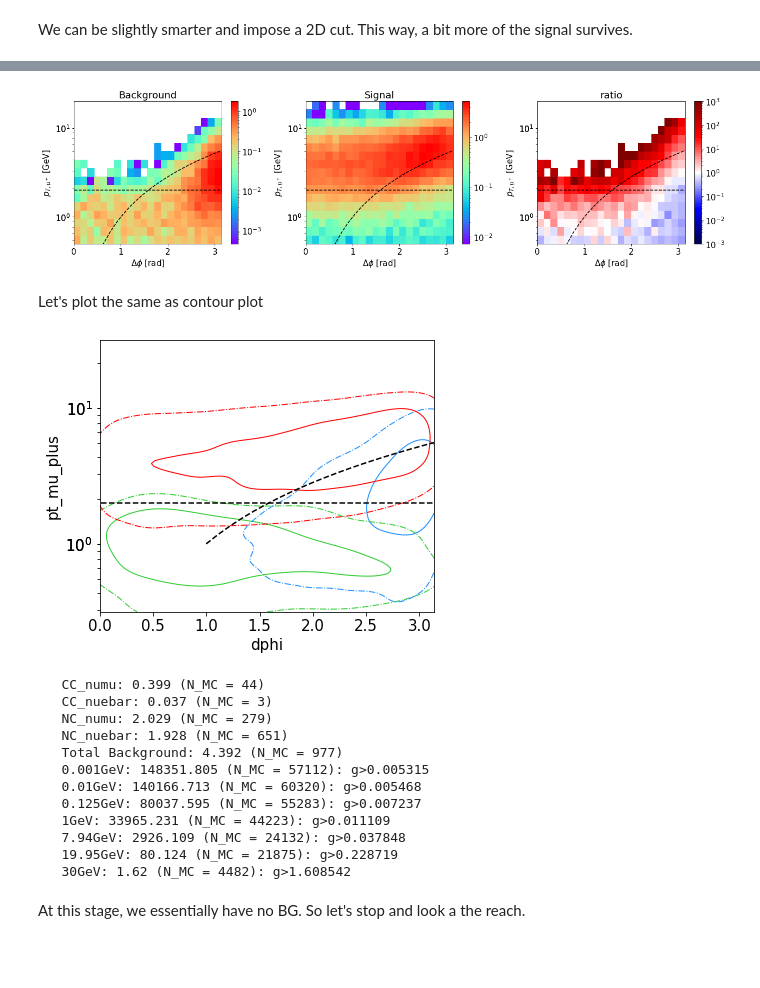
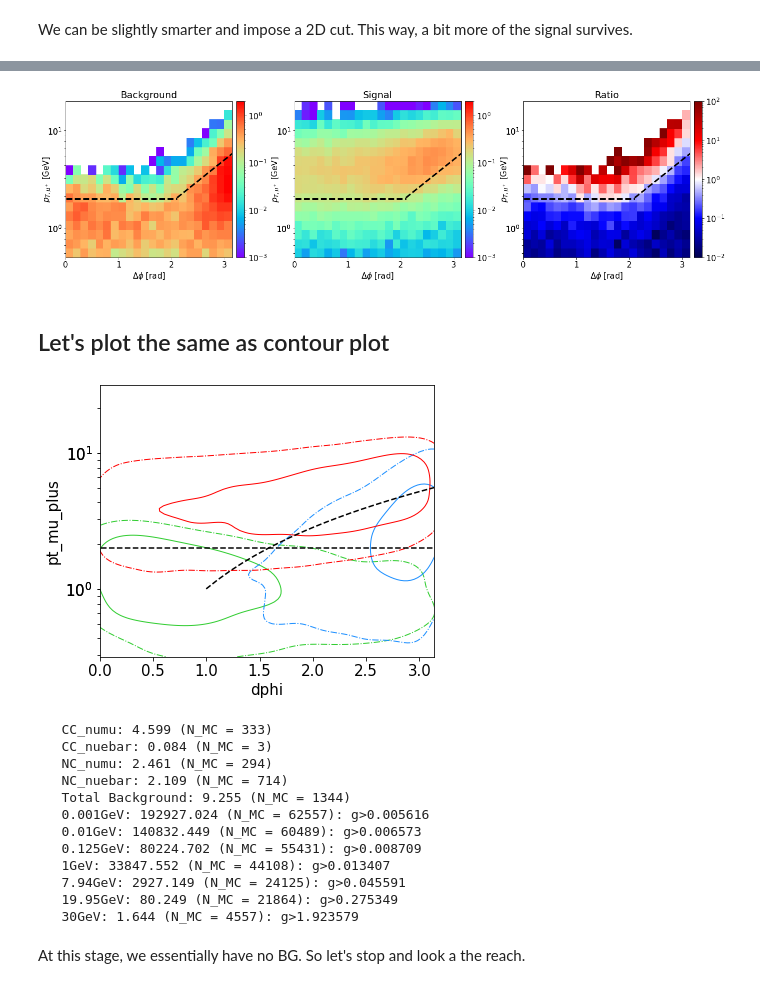
Before and after one commit to JyotismitaAdhikary/Mu_col_nu_portal, a Jupyter notebook: analysis-4-cuts-based-analysis.ipynb, the cells around one changed output, grey strips where cells are left out. Drawn from its saved outputs; the diff is of its cells as text; code cells hidden in the pictures; blank space fills up the shorter version.

```diff
--- a/analysis-4-cuts-based-analysis.ipynb
+++ b/analysis-4-cuts-based-analysis.ipynb
@@ -355,6 +360,8 @@ def plot_2d(
         labely=None,
         coupling0=1,
         coupling1=1,
+        zlims=[None,None],
+        ylabelpad=None,
     ):
 
     #labels
@@ -390,18 +397,18 @@ def plot_2d(
     #hist2d
     h0=ax.hist2d(x=xvals,y=yvals,weights=wvals,
             bins=[xnum,ynum],range=[[xmin,xmax],[ymin,ymax]],
-            norm=matplotlib.colors.LogNorm(vmin=None, vmax=None), cmap="rainbow",
+            norm=matplotlib.colors.LogNorm(vmin=zlims[0], vmax=zlims[1]), cmap="rainbow",
     )
-    fig.colorbar(h0[3], ax=ax)
+    fig.colorbar(h0[3], ax=ax, pad=0.02)
     # add line
     for line in lines:
         xline = np.log10(line[0]) if logx else line[0]
         yline = np.log10(line[1]) if logy else line[0]
-        ax.plot(xline,yline,c='k',ls='dashed')
+        ax.plot(xline,yline,c='k',ls='dashed',lw=3)
     #finish
     ax.set_title(label0)
     ax.set_xlabel(labelx)
-    ax.set_ylabel(labely)
+    ax.set_ylabel(labely,labelpad=ylabelpad)
     if logx: ax.set_xticks(ticks)
     if logx: ax.set_xticklabels(ticklabels)
     if logy: ax.set_yticks(ticks)
@@ -418,18 +425,18 @@ def plot_2d(
     #hist2d
     h1=ax.hist2d(x=xvals,y=yvals,weights=wvals,
             bins=[xnum,ynum],range=[[xmin,xmax],[ymin,ymax]],
-            norm=matplotlib.colors.LogNorm(vmin=None, vmax=None), cmap="rainbow",
+            norm=matplotlib.colors.LogNorm(vmin=zlims[0], vmax=zlims[1]), cmap="rainbow",
     )
-    fig.colorbar(h1[3], ax=ax)
+    fig.colorbar(h1[3], ax=ax, pad=0.02)
     # add line
     for line in lines:
         xline = np.log10(line[0]) if logx else line[0]
         yline = np.log10(line[1]) if logy else line[0]
-        ax.plot(xline,yline,c='k',ls='dashed')
+        ax.plot(xline,yline,c='k',ls='dashed',lw=3)
     #finish
     ax.set_title(label1)
     ax.set_xlabel(labelx)
-    ax.set_ylabel(labely)
+    ax.set_ylabel(labely,labelpad=ylabelpad)
     if logx: ax.set_xticks(ticks)
     if logx: ax.set_xticklabels(ticklabels)
     if logy: ax.set_yticks(ticks)
@@ -449,18 +456,18 @@ def plot_2d(
     # hist
     h=ax.hist2d(x=list_t,y=list_p,weights=list_r,
             bins=[xnum,ynum],range=[[xmin,xmax],[ymin,ymax]],
-            norm=matplotlib.colors.LogNorm(vmin=1e-3, vmax=1e3), cmap="seismic",
+            norm=matplotlib.colors.LogNorm(vmin=1e-2, vmax=1e2), cmap="seismic",
     )
-    fig.colorbar(h[3], ax=ax)
+    fig.colorbar(h[3], ax=ax, pad=0.02)
     # add line
     for line in lines:
         xline = np.log10(line[0]) if logx else line[0]
         yline = np.log10(line[1]) if logy else line[0]
-        ax.plot(xline,yline,c='k',ls='dashed')
+        ax.plot(xline,yline,c='k',ls='dashed',lw=3)
     #finish
-    ax.set_title('ratio')
+    ax.set_title('Ratio')
     ax.set_xlabel(labelx)
-    ax.set_ylabel(labely)
+    ax.set_ylabel(labely,labelpad=ylabelpad)
     if logx: ax.set_xticks(ticks)
     if logx: ax.set_xticklabels(ticklabels)
     if logy: ax.set_yticks(ticks)
@@ -468,6 +475,7 @@ def plot_2d(
     ax.set_xlim(xmin, xmax)
     ax.set_ylim(ymin, ymax)
 
-    plt.tight_layout()
+    plt.subplots_adjust(left=0.037, right=0.995, bottom=0.12, top=0.94,wspace=0.14)
+    fig.savefig('figures/2D_'+varx+'_'+vary+'.pdf')
     plt.show()
 # %%
@@ -691,7 +773,7 @@ rates = get_rates(data_baseline)
 
 We require the absence of any $\mu^-$ with energy above 10 GeV. Here we assume that we can reliably identify muons with momentum of 10 GeV.
 # %%
-data_baseline = data_baseline[data_baseline['e_mu_minus']<10].copy()
+data_baseline = data_baseline[data_baseline['e_mu_minus']<30].copy()
 rates = get_rates(data_baseline)
-results['baseline'] = {'color':'darkred', 'label':r'veto $\mu^-$', 'numbers':rates, 'ls':'solid'}
+results['baseline'] = {'color':'darkred', 'label':r'veto $\mu^-$', 'numbers':rates, 'ls':'dotted'}
 # %% [output]
@@ -815,25 +947,29 @@ We can be slightly smarter and impose a 2D cut. This way, a bit more of the sign
 # %%
 varx = 'dphi'
 vary = 'pt_mu_plus'
 
 data['pt_mis'] = abs(data['pt_mis'] )
 plot_2d(
     data0 = data[data['set'].isin(['CC_numu', 'CC_nuebar', 'NC_numu', 'NC_nuebar'])],
     data1 = data[data['set'].isin(['1GeV'])],
     varx = varx,
     vary = vary,
     logx=False,
     binsx = [0, np.pi, 21],
     binsy = [np.log10(0.5), np.log10(20), 16],
-    lines = [ [[1e-2,1e2],[2,2]], [np.linspace(0.5,np.pi,20), [ x**1.5 for x in np.linspace(0.5,np.pi,20)]]]  ,
-    coupling1=0.1,
+    #lines = [ [[1e-2,1e2],[2,2]], [np.linspace(0.5,np.pi,20), [ x**1.5 for x in np.linspace(0.5,np.pi,20)]]]  ,
+    #lines = [ [[1e-2,1e2],[2,2]], [np.linspace(1.9,np.pi,20), [ x*4-7 for x in np.linspace(1.9,np.pi,20)]]]  ,
+    lines = [ [[1e-2,2.1],[2,2]], [np.linspace(2.1,np.pi,20), [ 0.25*np.exp(x) for x in np.linspace(2.1,np.pi,20)]]]  ,
+    coupling1=0.03,
     labelx = r'$\Delta \phi$ [rad]',
     labely = r'$p_{T,\mu^+}$ [GeV]',
+    zlims = [1e-3, 2e0],
+    ylabelpad=-10,
 )
 # %% [output]
-[figure, old version]
+[figure, new version]
 # %% [markdown]
-Let's plot the same as contour plot
+## Let's plot the same as contour plot
 # %%
 sets = {
     'CC':  [['CC_numu', 'CC_nuebar'], 'limegreen', 'CC Bkg'],
@@ -852,30 +988,30 @@ plot_contour(
     binsx = [0, np.pi, 32],
     binsy = [-0.5, 1.5, 21],
     lines = [ [[1e-2,1e2],[2,2]], [np.linspace(1,np.pi,20), [ x**1.5 for x in np.linspace(1,np.pi,20)]]]  ,
-    nmax=100000,
+    nmax=10000,
 )
 # %% [output]
-[figure, old version]
+[figure, new version]
 # %%
 data = data[data['pt_mu_plus']>2]
 data = data[data['pt_mu_plus']>data['dphi']**1.5].copy()
 rates = get_rates(data)
-results['dphi'] = {'color':'darkorange', 'label':r'$E_{\mu^+}$/GeV > 2 & $\Delta \phi^{3/2}$', 'numbers':rates, 'ls':'dotted'}
+results['dphi'] = {'color':'orangered', 'label':r'$p_{T,\mu^+} vs. \Delta\phi$', 'numbers':rates, 'ls':(5, (10, 3))}
 
 rates = get_rates(data, big_det=True, do_print=False)
-results_big['dphi'] = {'color':'darkorange', 'label':r'$E_{\mu^+}$/GeV > 2 & $\Delta \phi^{3/2} (big)$', 'numbers':rates, 'ls':'dotted'}
+results_big['dphi'] = {'color':'orangered', 'label':r'$p_{T,\mu^+} vs. \Delta\phi$', 'numbers':rates, 'ls':(5, (10, 3))}
 # %% [output]
-   CC_numu: 0.399 (N_MC = 44)
-   CC_nuebar: 0.037 (N_MC = 3)
-   NC_numu: 2.029 (N_MC = 279)
-   NC_nuebar: 1.928 (N_MC = 651)
-   Total Background: 4.392 (N_MC = 977)
-   0.001GeV: 148351.805 (N_MC = 57112): g>0.005315
-   0.01GeV: 140166.713 (N_MC = 60320): g>0.005468
-   0.125GeV: 80037.595 (N_MC = 55283): g>0.007237
-   1GeV: 33965.231 (N_MC = 44223): g>0.011109
-   7.94GeV: 2926.109 (N_MC = 24132): g>0.037848
-   19.95GeV: 80.124 (N_MC = 21875): g>0.228719
-   30GeV: 1.62 (N_MC = 4482): g>1.608542
+   CC_numu: 4.599 (N_MC = 333)
+   CC_nuebar: 0.084 (N_MC = 3)
+   NC_numu: 2.461 (N_MC = 294)
+   NC_nuebar: 2.109 (N_MC = 714)
+   Total Background: 9.255 (N_MC = 1344)
+   0.001GeV: 192927.024 (N_MC = 62557): g>0.005616
+   0.01GeV: 140832.449 (N_MC = 60489): g>0.006573
+   0.125GeV: 80224.702 (N_MC = 55431): g>0.008709
+   1GeV: 33847.552 (N_MC = 44108): g>0.013407
+   7.94GeV: 2927.149 (N_MC = 24125): g>0.045591
+   19.95GeV: 80.249 (N_MC = 21864): g>0.275349
+   30GeV: 1.644 (N_MC = 4557): g>1.923579
 # %% [markdown]
 At this stage, we essentially have no BG. So let's stop and look a the reach.
```
Also changed, not shown: parts of 37 cells of this notebook, 3 other files.
